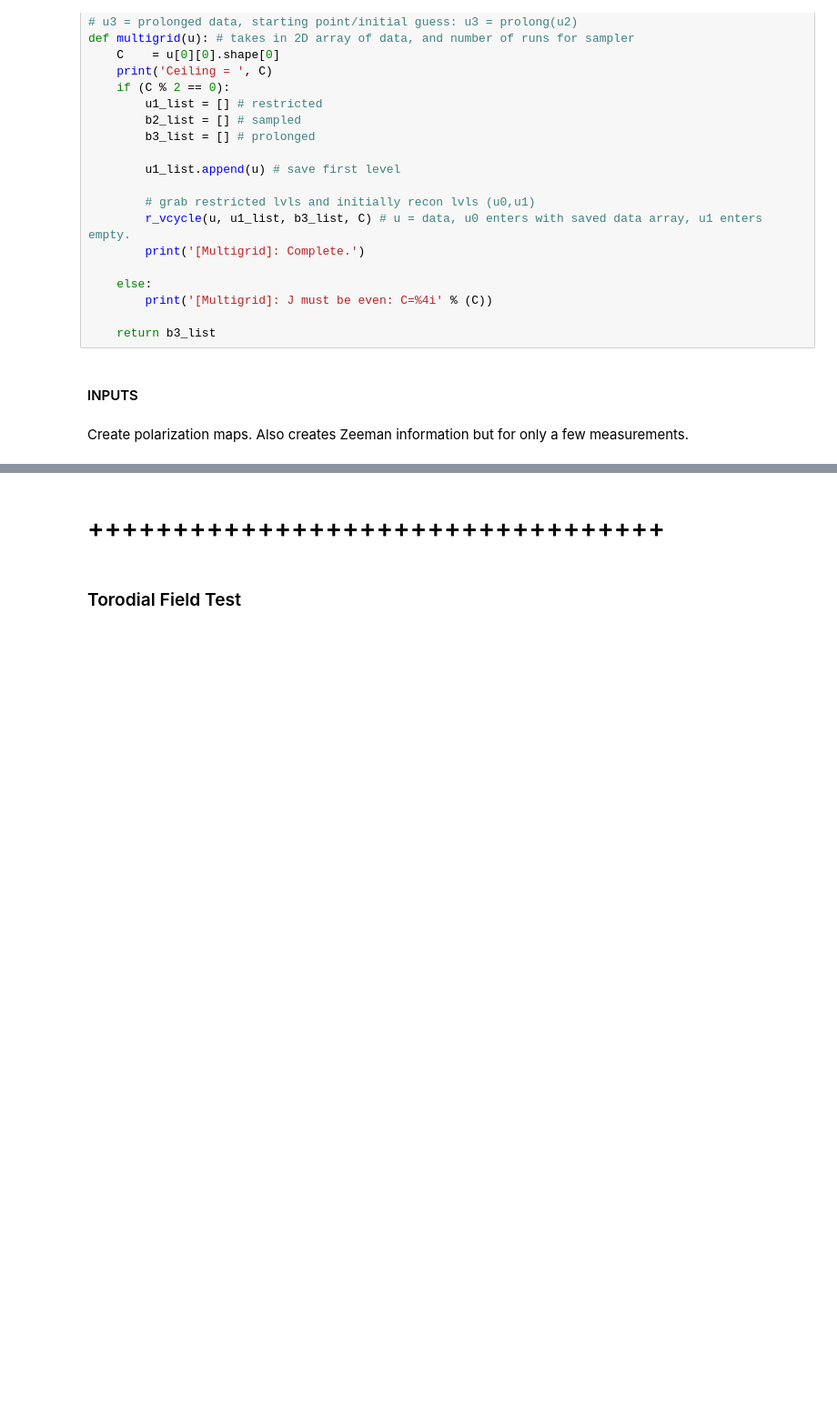
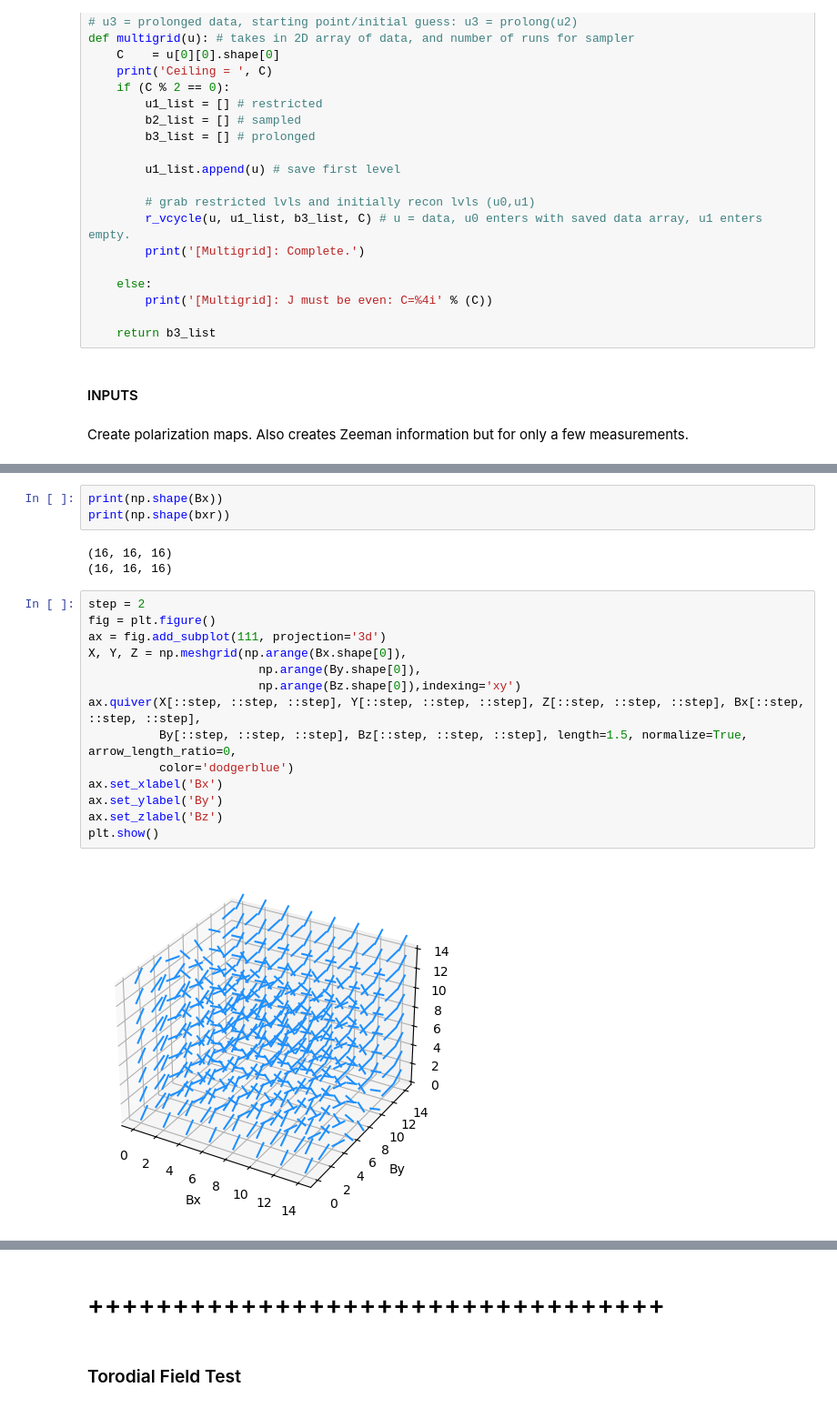
Before and after one commit to skressy/reconstruction, a Jupyter notebook: 3D_recon_zeeman.ipynb, the cells around one changed output, grey strips where cells are left out. Shown at 91% size. Cells and saved outputs as stored; diff of their text form; blank space fills up the shorter version.

```diff
--- a/3D_recon_zeeman.ipynb
+++ b/3D_recon_zeeman.ipynb
@@ -164,0 +326,22 @@ lvl == 1: Bottom reached; Begin Prolongation
+# %%
+print(np.shape(Bx))
+print(np.shape(bxr))
+# %% [output]
+(16, 16, 16)
+(16, 16, 16)
+# %%
+step = 2
+fig = plt.figure()
+ax = fig.add_subplot(111, projection='3d')
+X, Y, Z = np.meshgrid(np.arange(Bx.shape[0]),
+                        np.arange(By.shape[0]),
+                        np.arange(Bz.shape[0]),indexing='xy')
+ax.quiver(X[::step, ::step, ::step], Y[::step, ::step, ::step], Z[::step, ::step, ::step], Bx[::step, ::step, ::step],
+          By[::step, ::step, ::step], Bz[::step, ::step, ::step], length=1.5, normalize=True, arrow_length_ratio=0,
+          color='dodgerblue')
+ax.set_xlabel('Bx')
+ax.set_ylabel('By')
+ax.set_zlabel('Bz')
+plt.show()
+# %% [output]
+[figure, added]
```
Also changed, not shown: parts of 17 cells of this notebook, 7 other files.
